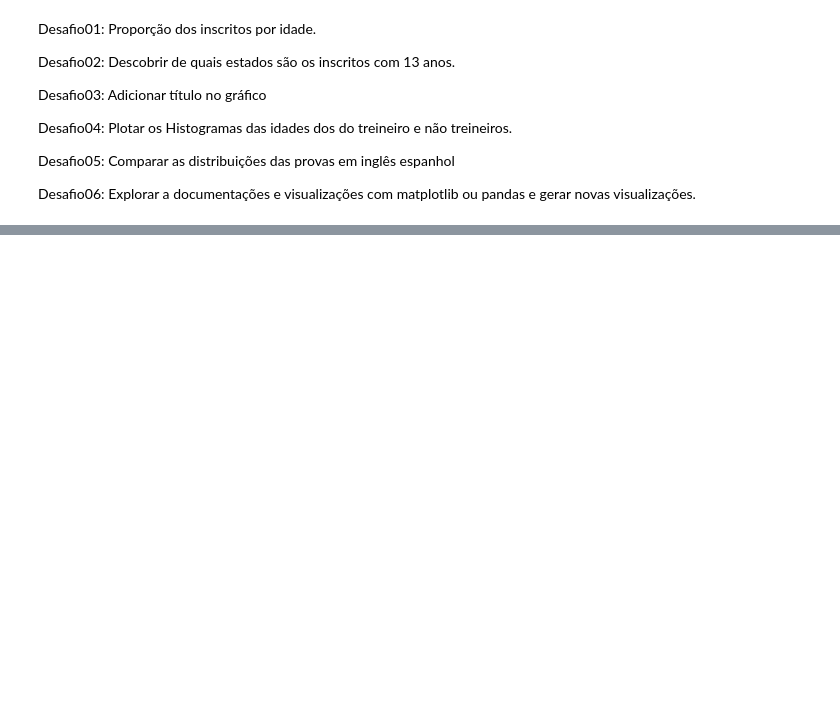
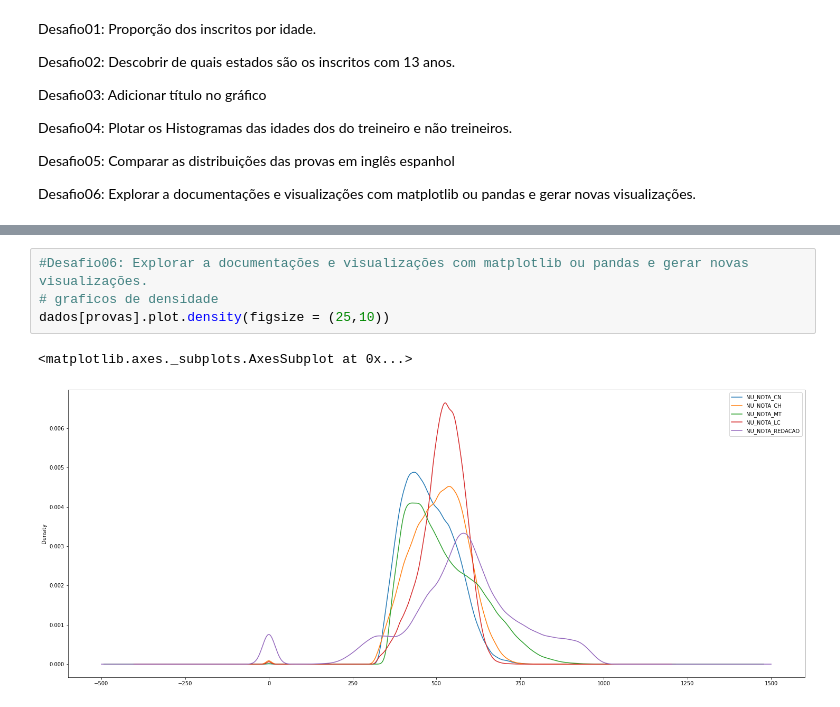
Before and after one commit to fkay/imersao_dados_alura_2_2020, a Jupyter notebook: Aula01.ipynb, the cells around one changed output, grey strips where cells are left out. Saved outputs shown, nothing was run; the diff lists cells and outputs as text; blank space fills up the shorter version.

```diff
--- a/Aula01.ipynb
+++ b/Aula01.ipynb
@@ -235,0 +298,7 @@ Desafio06: Explorar a documentações e visualizações com matplotlib ou pandas
+# %%
+#Desafio06: Explorar a documentações e visualizações com matplotlib ou pandas e gerar novas visualizações.
+# graficos de densidade
+dados[provas].plot.density(figsize = (25,10))
+# %% [output]
+<matplotlib.axes._subplots.AxesSubplot at 0x...>
+[figure, added]
```
Also changed, not shown: parts of 6 cells of this notebook.
